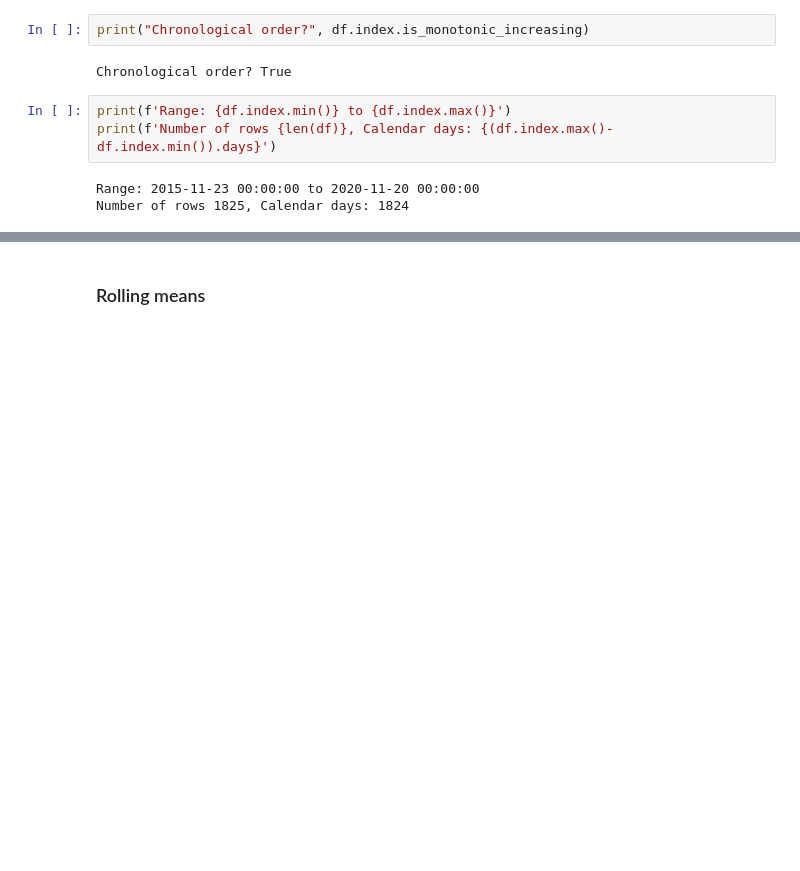
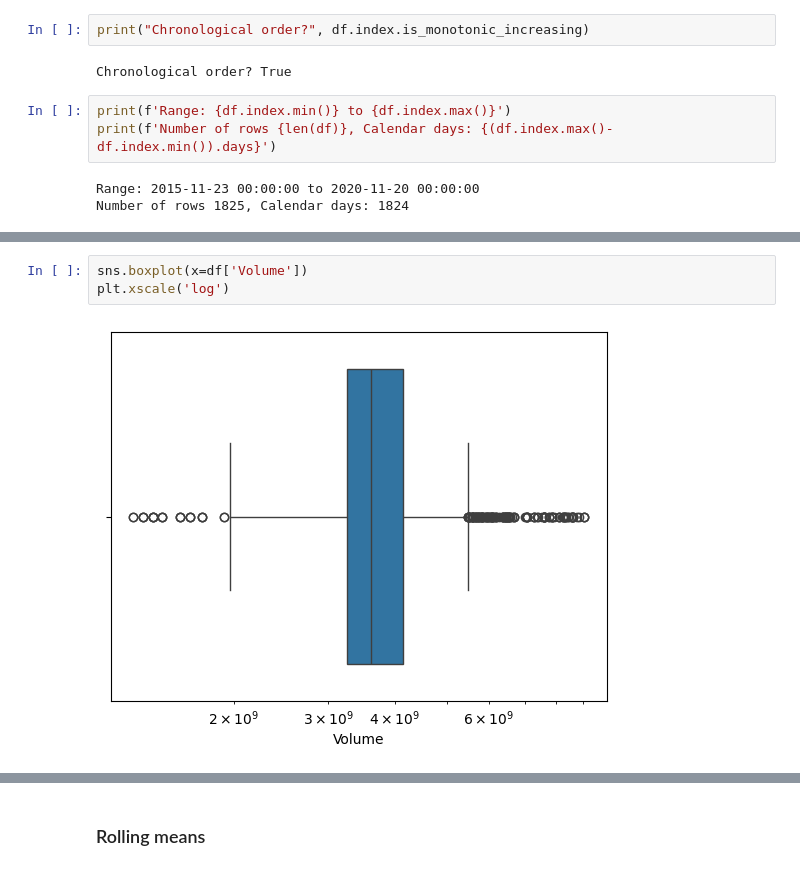
Before and after one commit to Handras18/Time-Series-Forecasting, a Jupyter notebook: 01_eda.ipynb, the cells around one changed output, grey strips where cells are left out. Saved outputs shown, nothing was run; the diff lists cells and outputs as text; blank space fills up the shorter version.

```diff
--- a/01_eda.ipynb
+++ b/01_eda.ipynb
@@ -107,0 +113,5 @@ Number of rows 1825, Calendar days: 1824
+# %%
+sns.boxplot(x=df['Volume'])
+plt.xscale('log')
+# %% [output]
+[figure, added]
```
Also changed, not shown: parts of 16 cells of this notebook.
